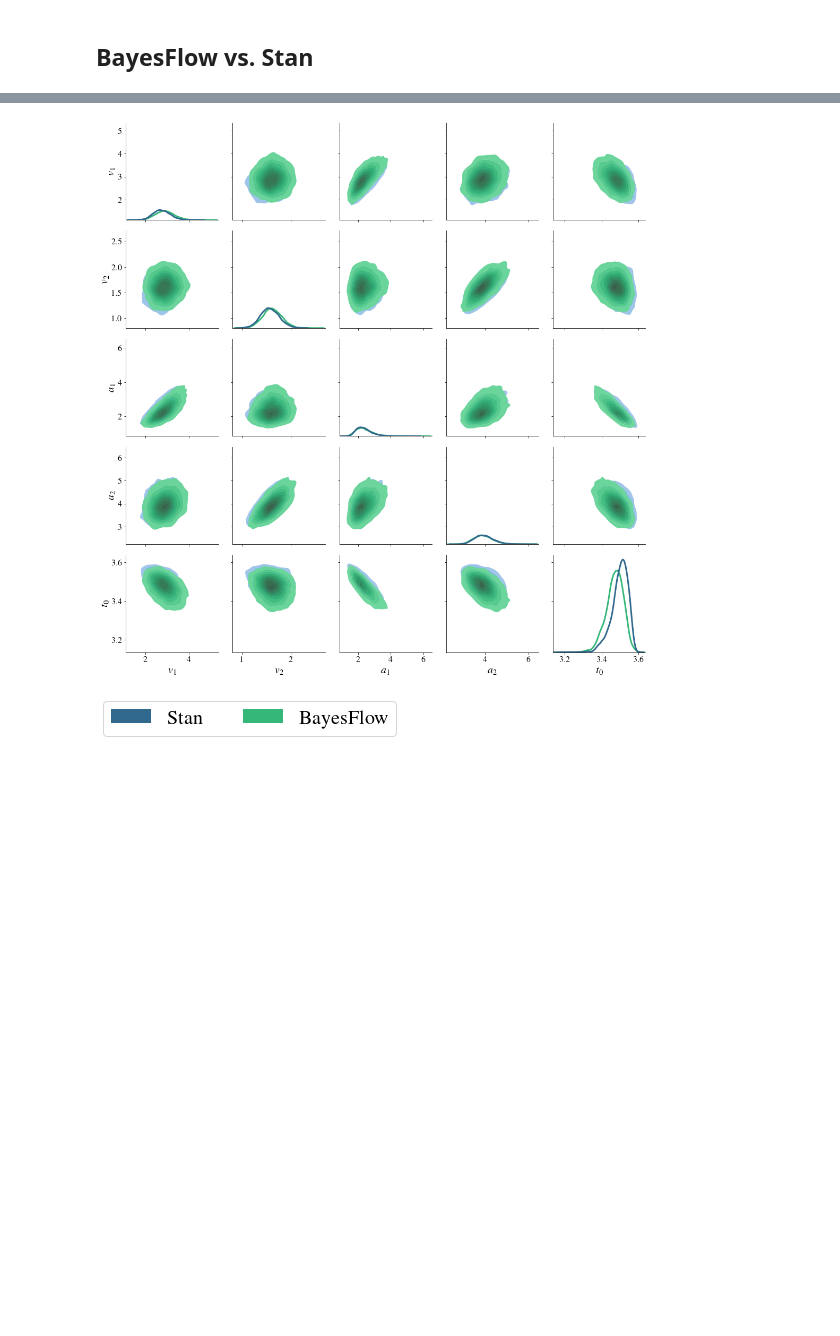
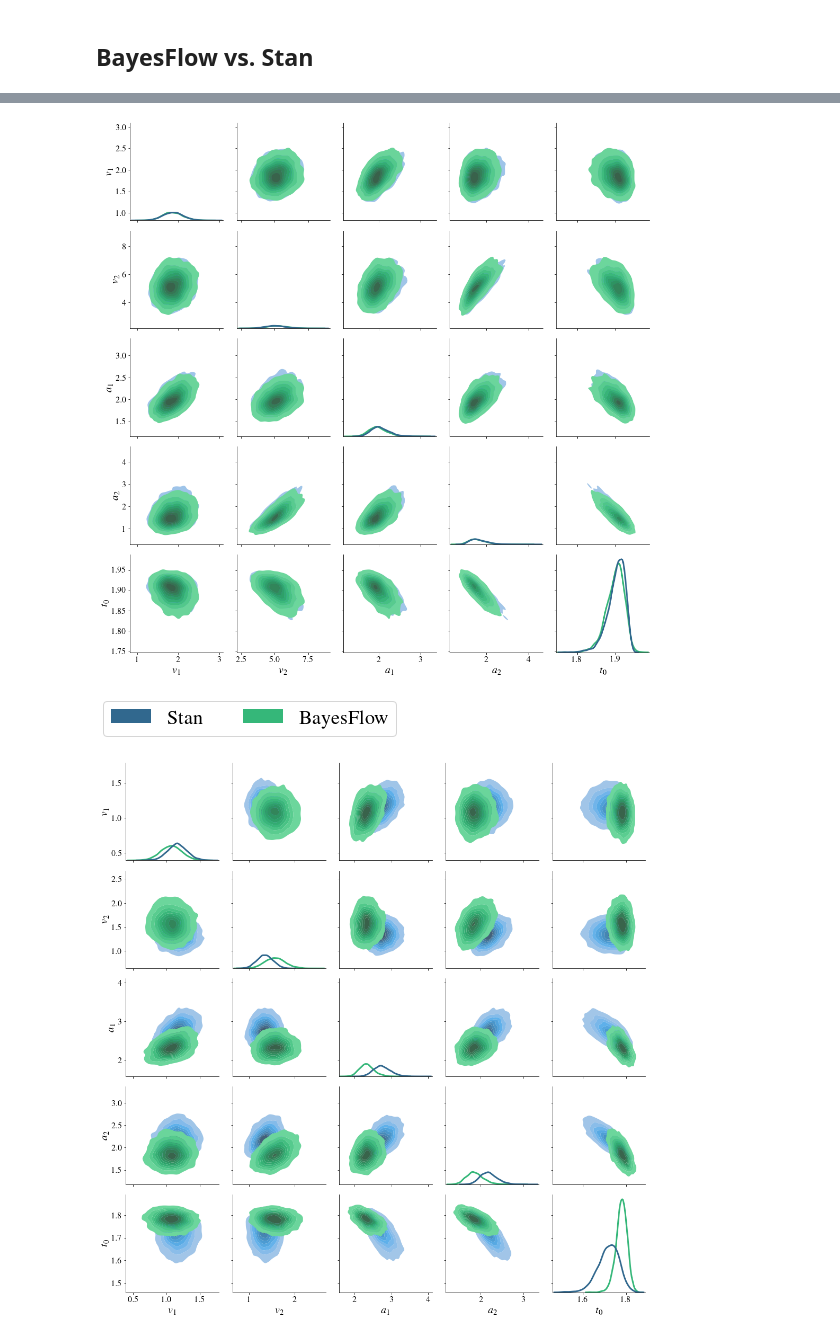
Before and after one commit to marvinschmitt/ModelMisspecificationBF, a Jupyter notebook: abf_ddm_unbounded_bf.ipynb, the cells around one changed output, grey strips where cells are left out. Saved outputs shown, nothing was run; the diff lists cells and outputs as text; code cells hidden in the pictures; blank space fills up the shorter version.

Commit message:
update DDM stan/bf plots

```diff
--- a/abf_ddm_unbounded_bf.ipynb
+++ b/abf_ddm_unbounded_bf.ipynb
@@ -704,3 +693,18 @@ stan_means = stan_p.mean(1)
 true_vs_estimated(data_params, bf_means, ['v1', 'v2', 'a1', 'a2', 't0'], figsize=(20,4))
 # %%
 true_vs_estimated(data_params, stan_means, ['v1', 'v2', 'a1', 'a2', 't0'], figsize=(20,4))
+# %%
+indices = [2, 2]
+models = ['clean', 'slow']
+
+for index, model in zip(indices, models):
+    test_stan, test_bf = get_posteriors(index)
+    posterior_MMD = maximum_mean_discrepancy(np.array(test_stan[model], dtype=np.float32), np.array(test_bf[model], dtype=np.float32), unbiased=True)
+
+    x_obs = data_posteriors[model][index][np.newaxis]
+    s_obs = trainer.network.summary_net(x_obs)
+    _, x_star = trainer._forward_inference(1, 100)
+    z_x = trainer.network.summary_net(x_star)
+    summary_MMD = maximum_mean_discrepancy(z_x, s_obs, unbiased=True)
+
+    print(f"{model}, index {index}: Posterior MMD={posterior_MMD:.3f}, summary MMD={summary_MMD:.3f}")
@@ -707,11 +714,12 @@ true_vs_estimated(data_params, stan_means, ['v1', 'v2', 'a1', 'a2', 't0'], figsi
 # %%
-indices = [12]
-models = ["fast_slow"]
+indices = [2, 2]
+models = ["clean", "slow"]
 
 for index, model in zip(indices, models):
     test_stan, test_bf = get_posteriors(index)
-    plot_bivariate(test_stan['clean'], test_bf['clean'], subsample_frac=None, save=True, save_suffix=model)
+    plot_bivariate(test_stan[model], test_bf[model], subsample_frac=None, save=True, save_suffix=model)
     #plt.savefig(f"plots/abf_ddm_pairplot_stan_bf_{model}.{FILEFORMAT}", bbox_inches="tight", dpi=DPI)
 # %% [output]
-[figure, old version]
+[figure, new version]
 [figure]
+[figure, added]
```
Also changed, not shown: parts of 18 cells of this notebook.
